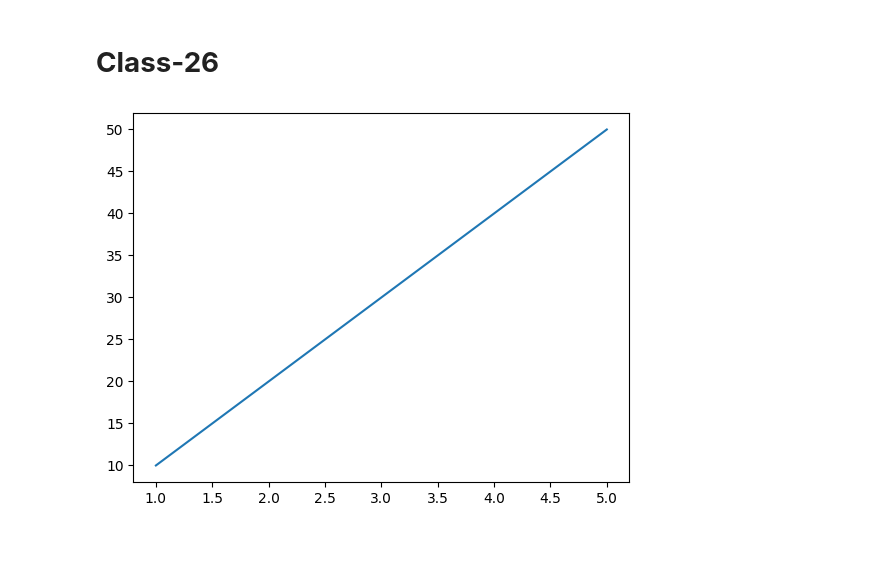
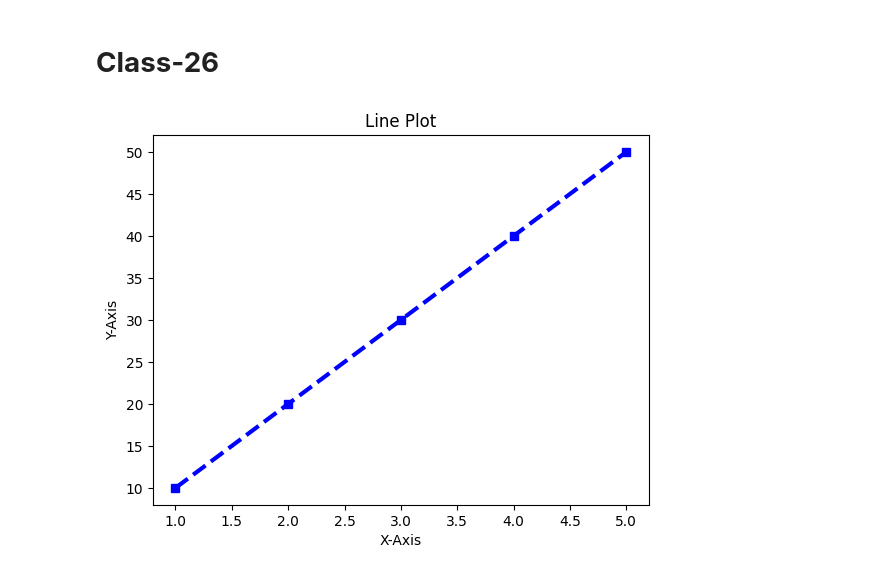
Before and after one commit to AbirHasanRawvy/Data-Analyst-BasicToAdvance, a Jupyter notebook: Paython/Class_26_Visualization.ipynb, the cells around one changed output. Saved outputs shown, nothing was run; the diff lists cells and outputs as text; code cells hidden in the pictures; blank space fills up the shorter version.

```diff
--- a/Paython/Class_26_Visualization.ipynb
+++ b/Paython/Class_26_Visualization.ipynb
@@ -3,10 +3,14 @@
 # %%
 import matplotlib.pyplot as plt
 # %%
+from matplotlib.lines import lineStyles
 x=[1, 2, 3, 4, 5]
 y=[10, 20, 30, 40, 50]
 
-plt.plot(x, y)
+plt.plot(x,y, color="blue", marker="s", linestyle="--", linewidth="3")
+plt.xlabel("X-Axis")
+plt.ylabel("Y-Axis")
+plt.title("Line Plot")
 plt.show()
 # %% [output]
-[figure, old version]
+[figure, new version]
```
Also changed, not shown: parts of 4 cells of this notebook.
